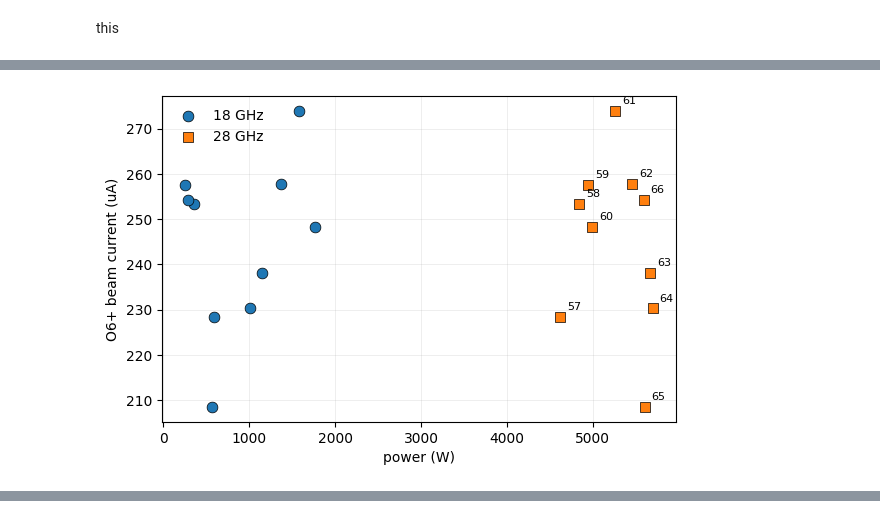
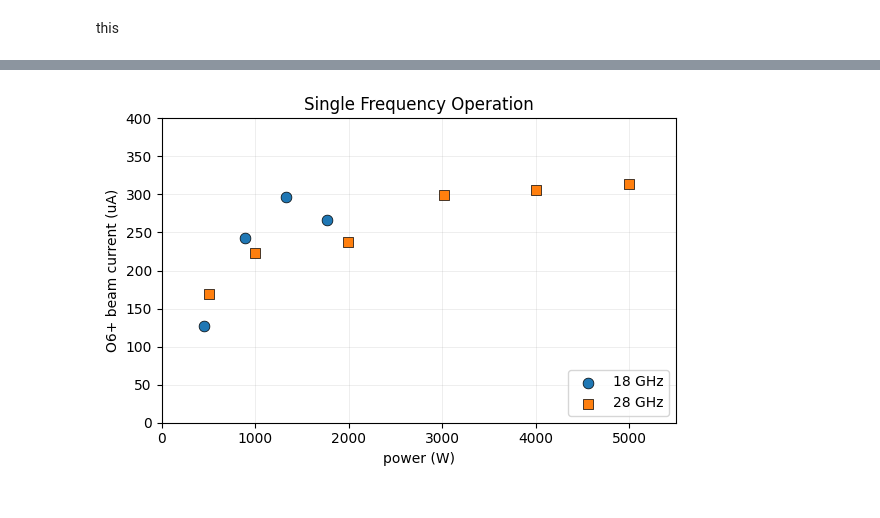
Before and after one commit to thebeesneesh/VENUS_X-Ray_BS, a Jupyter notebook: __VENUS_Explore_Jamie.ipynb, the cells around one changed output, grey strips where cells are left out. Cells and saved outputs as stored; diff of their text form; code cells hidden in the pictures.

```diff
--- a/__VENUS_Explore_Jamie.ipynb
+++ b/__VENUS_Explore_Jamie.ipynb
@@ -249,19 +253,50 @@ number of power blocks: 8
-# %%
-def plot_o6_power_last_runs(df, n=10):
-    "Plot O6+ beam current of the last n runs against the actual 18 and 28 GHz powers"
-    last = df.tail(n).copy()# most recent runs at the bottom of the log
-    fig, ax = plt.subplots(figsize=(6, 4))
-    ax.scatter(last["18_ghz"], last["o6+_beam_current"], marker="o", s=60, color="tab:blue", edgecolor="black", linewidth=0.5, label="18 GHz", zorder=3)
-    ax.scatter(last["28_ghz"], last["o6+_beam_current"], marker="s", s=60, color="tab:orange", edgecolor="black", linewidth=0.5, label="28 GHz", zorder=3)
-    ax.set_xlabel("power (W)")
-    ax.set_ylabel("O6+ beam current (uA)")
-    ax.legend(frameon=False)
-    ax.grid(True, which="both", linewidth=0.5, alpha=0.3)
-    for i, row in last.iterrows():
-        ax.annotate(f"{int(row['run'])}", (row["28_ghz"], row["o6+_beam_current"]), textcoords="offset points", xytext=(5, 5), fontsize=8)
-    plt.tight_layout()
-    plt.show()
-
-plot_o6_power_last_runs(df, n=10)
-# %% [output]
-[figure, removed]
+# %%
+def plot_o6_power_last_runs(df, n=10):
+    "Plot O6+ beam current of the last n runs against the actual 18 and 28 GHz powers"
+    df = df.copy()
+    for column in ["18_ghz", "28_ghz", "o6+_beam_current"]:
+        df[column] = pd.to_numeric(df[column], errors="coerce")
+    # Keep only runs with at least one klystron on, so that n counts usable runs.
+    powered = df[(df["18_ghz"] > 0) | (df["28_ghz"] > 0)]
+
+    last = powered.tail(n).copy()  # most recent runs at the bottom of the log
+
+    mask_18 = last["18_ghz"] > 0
+    mask_28 = last["28_ghz"] > 0
+
+    columns = ["run", "18_ghz", "28_ghz", "o6+_beam_current"]
+    print(df.loc[df["run"] == 73, ["18_ghz", "28_ghz"]].apply(lambda s: s.map(type)))
+    print(f"Plotting {len(last)} run(s):")
+    print(
+        last[columns].to_string(
+            index=False,
+            float_format=lambda value: f"{value:.2f}",
+        )
+    )
+
+    fig, ax = plt.subplots(figsize=(6, 4))
+    ax.scatter(
+        last.loc[mask_18, "18_ghz"],
+        last.loc[mask_18, "o6+_beam_current"],
+        marker="o", s=60, color="tab:blue", edgecolor="black", linewidth=0.5,
+        label="18 GHz", zorder=3,
+    )
+    ax.scatter(
+        last.loc[mask_28, "28_ghz"],
+        last.loc[mask_28, "o6+_beam_current"],
+        marker="s", s=60, color="tab:orange", edgecolor="black", linewidth=0.5,
+        label="28 GHz", zorder=3,
+    )
+    ax.set_xlabel("power (W)")
+    ax.set_ylabel("O6+ beam current (uA)")
+    #ax.set_xscale("log")
+    ax.set_xlim(0,5500)
+    ax.set_ylim(0, 400)
+    ax.legend(frameon=True, loc='lower right')
+    ax.set_title("Single Frequency Operation")
+    ax.grid(True, which="both", linewidth=0.5, alpha=0.3)
+    plt.tight_layout()
+    plt.show()
+
+plot_o6_power_last_runs(df, n=10)
+# %% [output]
@@ -267,0 +317 @@ plot_o6_power_last_runs(df, n=10)
+[figure, added]
```
Also changed, not shown: parts of 11 cells of this notebook, 16 other files.
